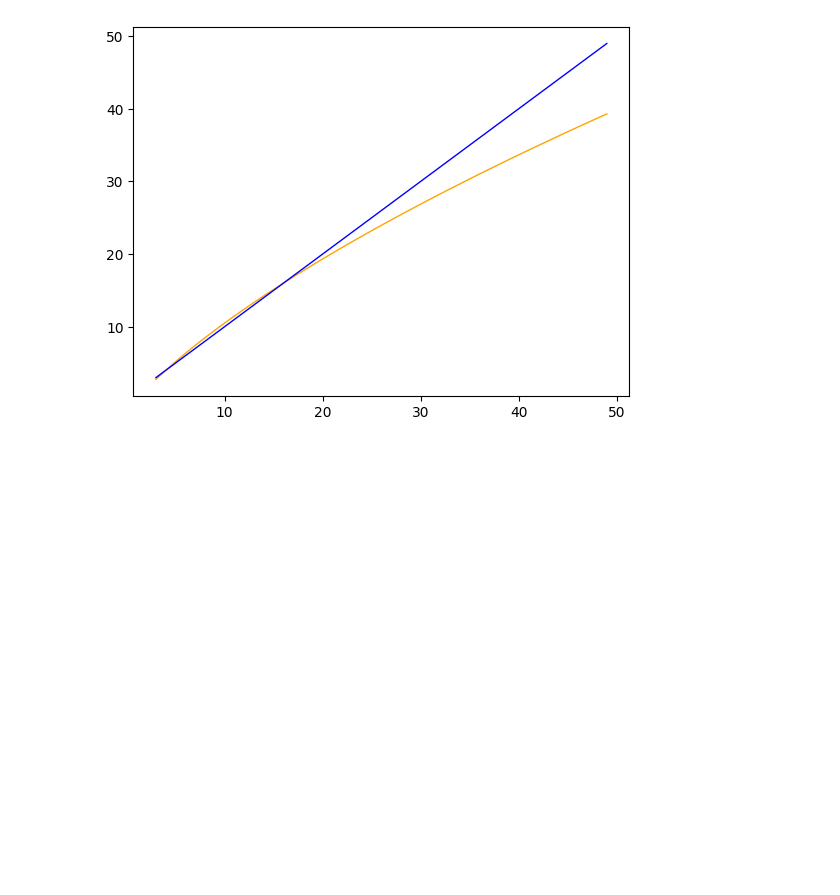
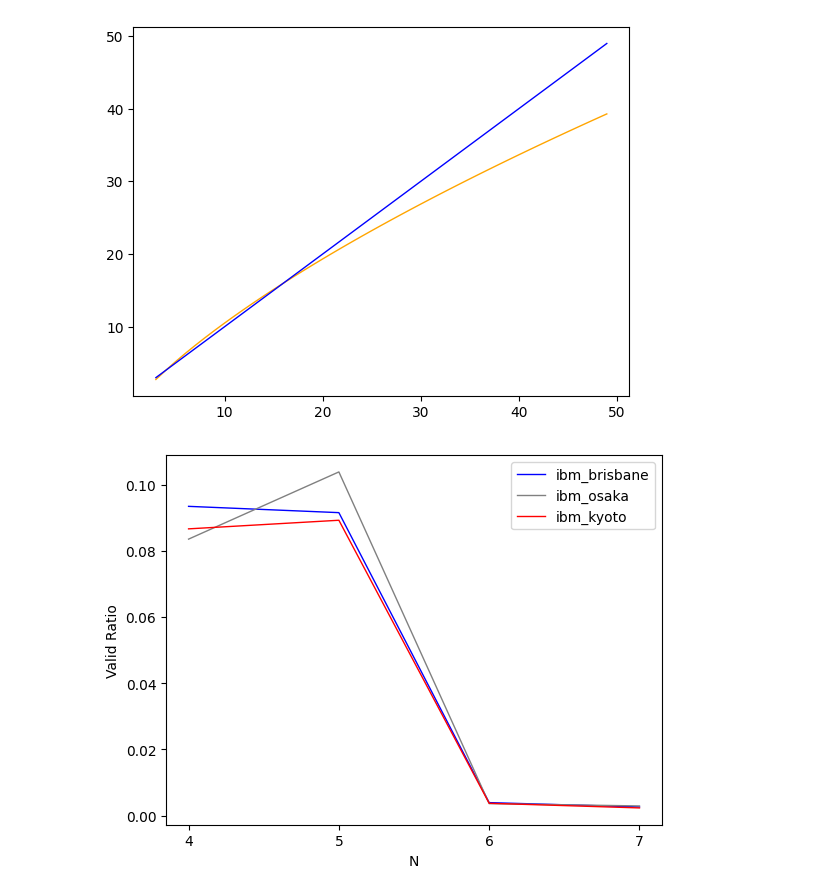
Before and after one commit to ragesi/TSP-Solution, a Jupyter notebook: demo/experiment-figure.ipynb, the cells around one changed output. Drawn from its saved outputs; the diff is of its cells as text; code cells hidden in the pictures; blank space fills up the shorter version.

```diff
--- a/demo/experiment-figure.ipynb
+++ b/demo/experiment-figure.ipynb
@@ -222,0 +219,20 @@ for i in range(len(y)):
+# %%
+""" valid Ratio """
+
+x = [4, 5, 6, 7]
+brisbane = [0.0934, 0.0915, 0.0039, 0.0026]
+osaka = [0.0835, 0.1038, 0.0036, 0.0029]
+kyoto = [0.0866, 0.0892, 0.0037, 0.0023]
+
+plt.plot(x, brisbane, linestyle='-', linewidth=1, color='blue', label='ibm_brisbane')
+plt.plot(x, osaka, linestyle='-', linewidth=1, color='grey', label='ibm_osaka')
+plt.plot(x, kyoto, linestyle='-', linewidth=1, color='red', label='ibm_kyoto')
+
+plt.legend(['ibm_brisbane', 'ibm_osaka', 'ibm_kyoto'])
+plt.xticks(range(4, 8))
+plt.xlabel('N')
+plt.ylabel('Valid Ratio')
+
+plt.show()
+# %% [output]
+[figure, added]
```
Also changed, not shown: parts of 4 cells of this notebook, 10 other files.
